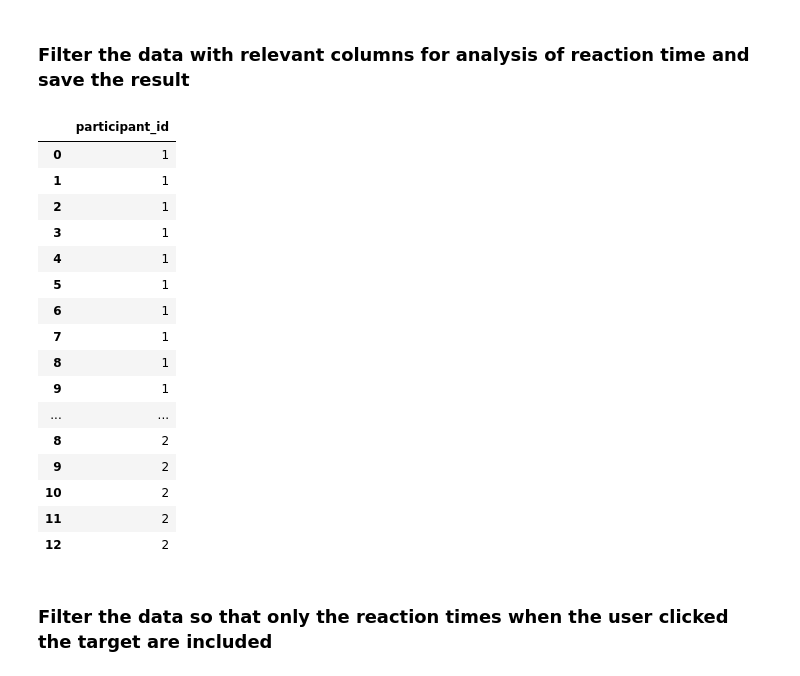
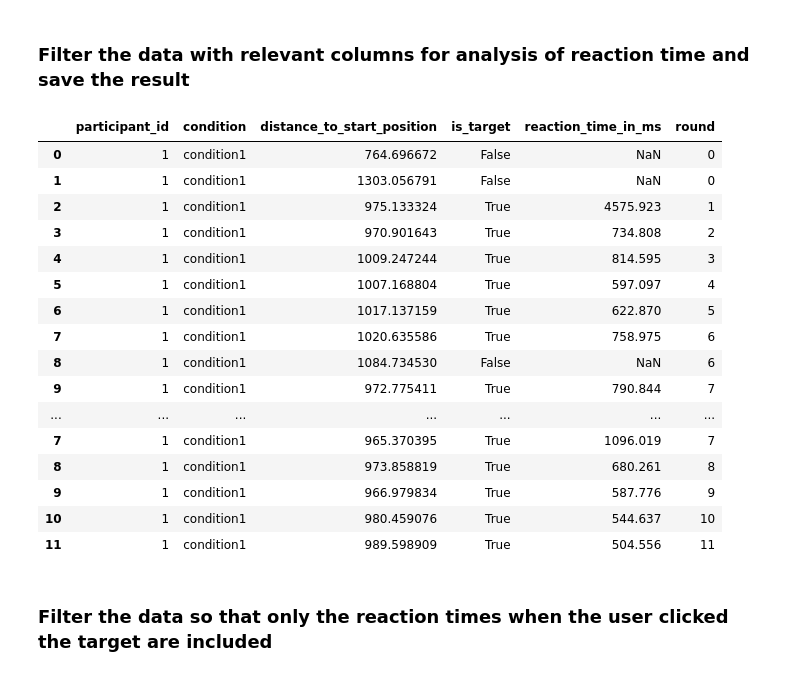
Before and after one commit to ITT-21SS-UR/assignment-04-sc, a Jupyter notebook: experiment/pointing_technique_experiment.ipynb, the cells around one changed output. Cells and saved outputs as stored; diff of their text form; code cells hidden in the pictures.

Commit message:
Code cleanup
- remove space after ","
- add pointer to csv file
- rename reaction time to task completion time
- add round number to csv file

```diff
--- a/experiment/pointing_technique_experiment.ipynb
+++ b/experiment/pointing_technique_experiment.ipynb
@@ -78,28 +73,30 @@ pointing_technique_table
 # %% [markdown]
 ### Filter the data with relevant columns for analysis of reaction time and save the result
 # %%
-filtered_data = pointing_technique_table[["participant_id"]] #, "condition", "distance_to_start_position", "is_target", "reaction_time_in_ms", "round"]]
+filtered_data = pointing_technique_table[
+    ["participant_id", "condition", "distance_to_start_position", "is_target", "reaction_time_in_ms", "round"]]
+
 filtered_data.to_csv("filtered_data.csv", index=False)
+
 filtered_data
-# TODO this is not working
 # %% [output]
-|  | participant_id |
-| 0 | 1 |
-| 1 | 1 |
-| 2 | 1 |
-| 3 | 1 |
-| 4 | 1 |
-| 5 | 1 |
-| 6 | 1 |
-| 7 | 1 |
-| 8 | 1 |
-| 9 | 1 |
-| ... | ... |
-| 8 | 2 |
-| 9 | 2 |
-| 10 | 2 |
-| 11 | 2 |
-| 12 | 2 |
+|  | participant_id | condition | distance_to_start_position | is_target | reaction_time_in_ms | round |
+| 0 | 1 | condition1 | 764.696672 | False | NaN | 0 |
+| 1 | 1 | condition1 | 1303.056791 | False | NaN | 0 |
+| 2 | 1 | condition1 | 975.133324 | True | 4575.923 | 1 |
+| 3 | 1 | condition1 | 970.901643 | True | 734.808 | 2 |
+| 4 | 1 | condition1 | 1009.247244 | True | 814.595 | 3 |
+| 5 | 1 | condition1 | 1007.168804 | True | 597.097 | 4 |
+| 6 | 1 | condition1 | 1017.137159 | True | 622.870 | 5 |
+| 7 | 1 | condition1 | 1020.635586 | True | 758.975 | 6 |
+| 8 | 1 | condition1 | 1084.734530 | False | NaN | 6 |
+| 9 | 1 | condition1 | 972.775411 | True | 790.844 | 7 |
+| ... | ... | ... | ... | ... | ... | ... |
+| 7 | 1 | condition1 | 965.370395 | True | 1096.019 | 7 |
+| 8 | 1 | condition1 | 973.858819 | True | 680.261 | 8 |
+| 9 | 1 | condition1 | 966.979834 | True | 587.776 | 9 |
+| 10 | 1 | condition1 | 980.459076 | True | 544.637 | 10 |
+| 11 | 1 | condition1 | 989.598909 | True | 504.556 | 11 |
 # %% [markdown]
 ### Filter the data so that only the reaction times when the user clicked the target are included
 # %%
```
Also changed, not shown: parts of 4 cells of this notebook, 7 other files.
